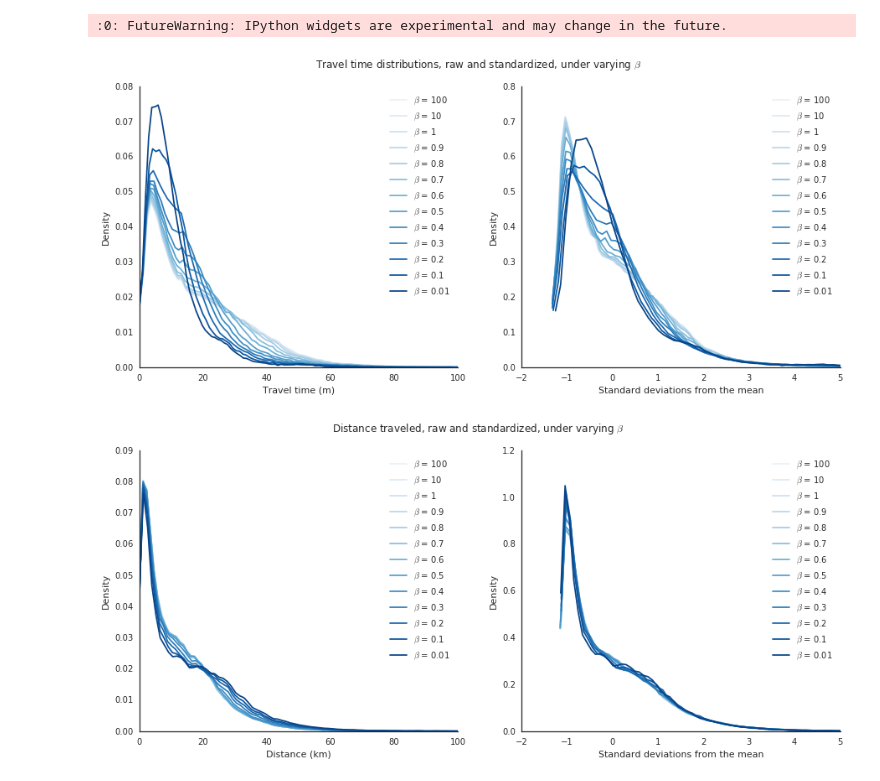
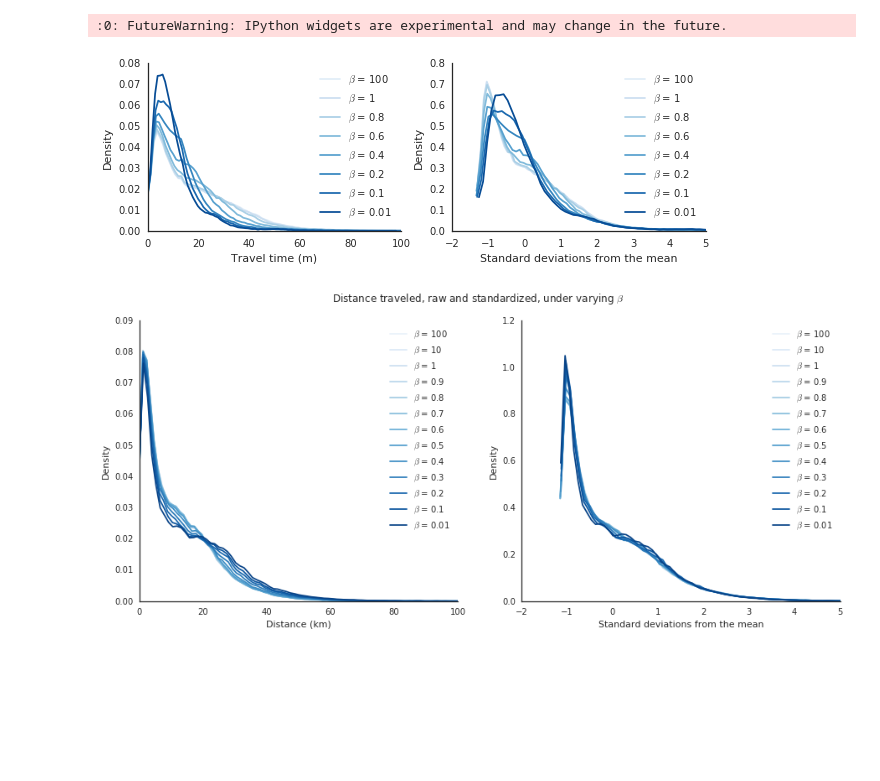
Before and after one commit to PhilChodrow/riyadh_multiplex, a Jupyter notebook: FIGS_mx_route.ipynb, the cells around one changed output. Drawn from its saved outputs; the diff is of its cells as text; code cells hidden in the pictures; blank space fills up the shorter version.

```diff
--- a/FIGS_mx_route.ipynb
+++ b/FIGS_mx_route.ipynb
@@ -22,39 +22,39 @@ pylab.rcParams['savefig.dpi'] = 72 # should be ~300 for final figs
 # %% [output]
 :0: FutureWarning: IPython widgets are experimental and may change in the future.
 # %%
-betas = betas = [100, 10, 1, .9, .8, .7, .6, .5, .4, .3, .2, .1, .01]
+betas = betas = [100, 1, .8, .6, .4, .2, .1, .01]
 sns.set_style("white")
 sns.set_palette(sns.color_palette("Blues", len(betas)))
 current_palette = sns.color_palette()
 # %%
-fig = plt.figure(figsize = (15,6))
+fig = plt.figure(figsize = (10,3))
 ax1 = fig.add_subplot(121)
 ax2 = fig.add_subplot(122)
 
 i = 0
 for beta in betas:
     df = pd.read_csv('3_throughput/route_info_' + str(beta) + '.csv')
     viz.weighted_hist(ax = ax1,
                       measure = df.congested_time_m,
                       weights = df.flow,
                       label = r'$\beta$ = ' + str(beta),
                       standardized = False)
     viz.weighted_hist(ax = ax2,
                       measure = df.congested_time_m,
                       weights = df.flow,
                       label = r'$\beta$ = ' + str(beta),
                       standardized = True)
     i += 1
 
 ax1.legend()
 ax2.legend()
 ax1.set(xlim = (0,100), xlabel = 'Travel time (m)', ylabel = 'Density')
 ax2.set(xlim = (-2, 5), xlabel = 'Standard deviations from the mean', ylabel = 'Density')
 sns.despine()
-fig.suptitle(r'Travel time distributions, raw and standardized, under varying $\beta$')
-plt.savefig('4_figs/travel_time_distributions.png')
+# fig.suptitle(r'Travel time distributions, raw and standardized, under varying $\beta$')
+plt.savefig('4_figs/travel_time_distributions.png', pad_inches=0.0)
 # %% [output]
-[figure, old version]
+[figure, new version]
 # %%
 fig = plt.figure(figsize = (15,6))
 ax1 = fig.add_subplot(121)
```
Also changed, not shown: 14 other files.
